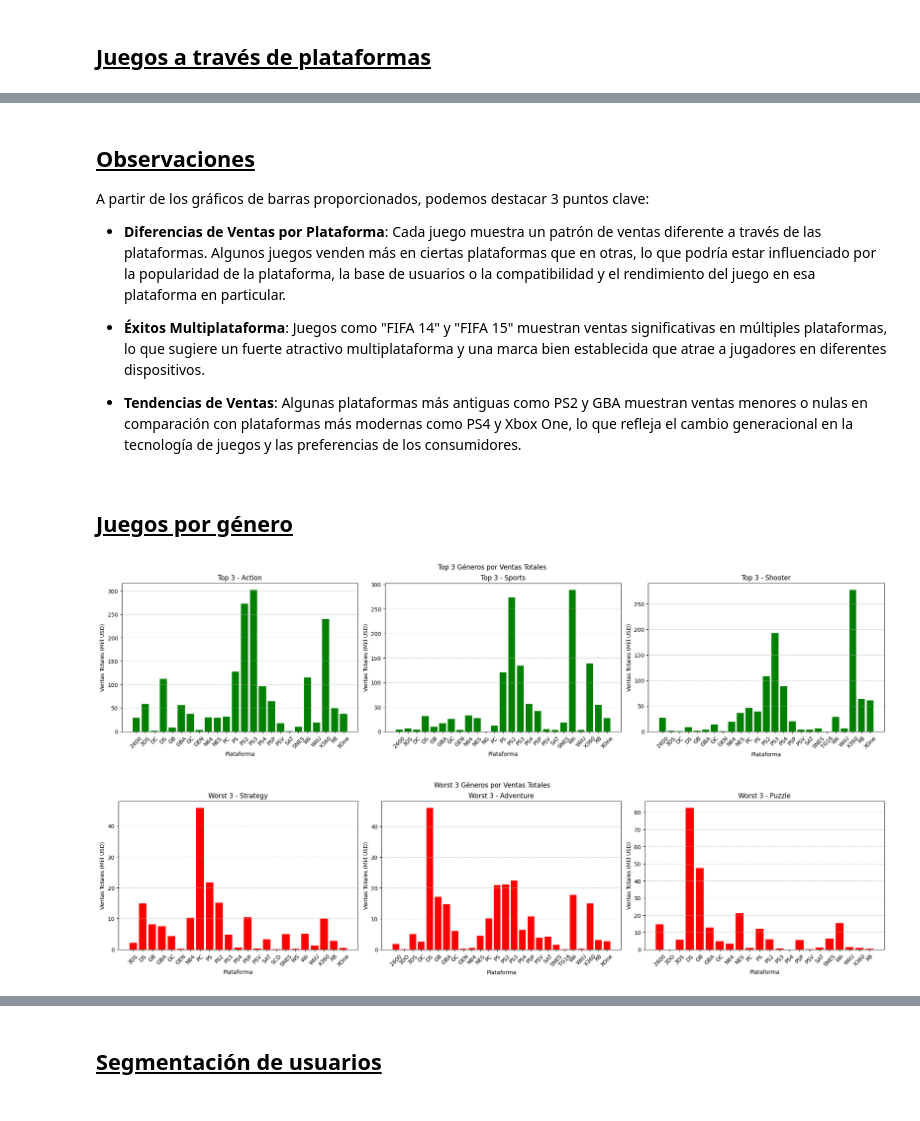
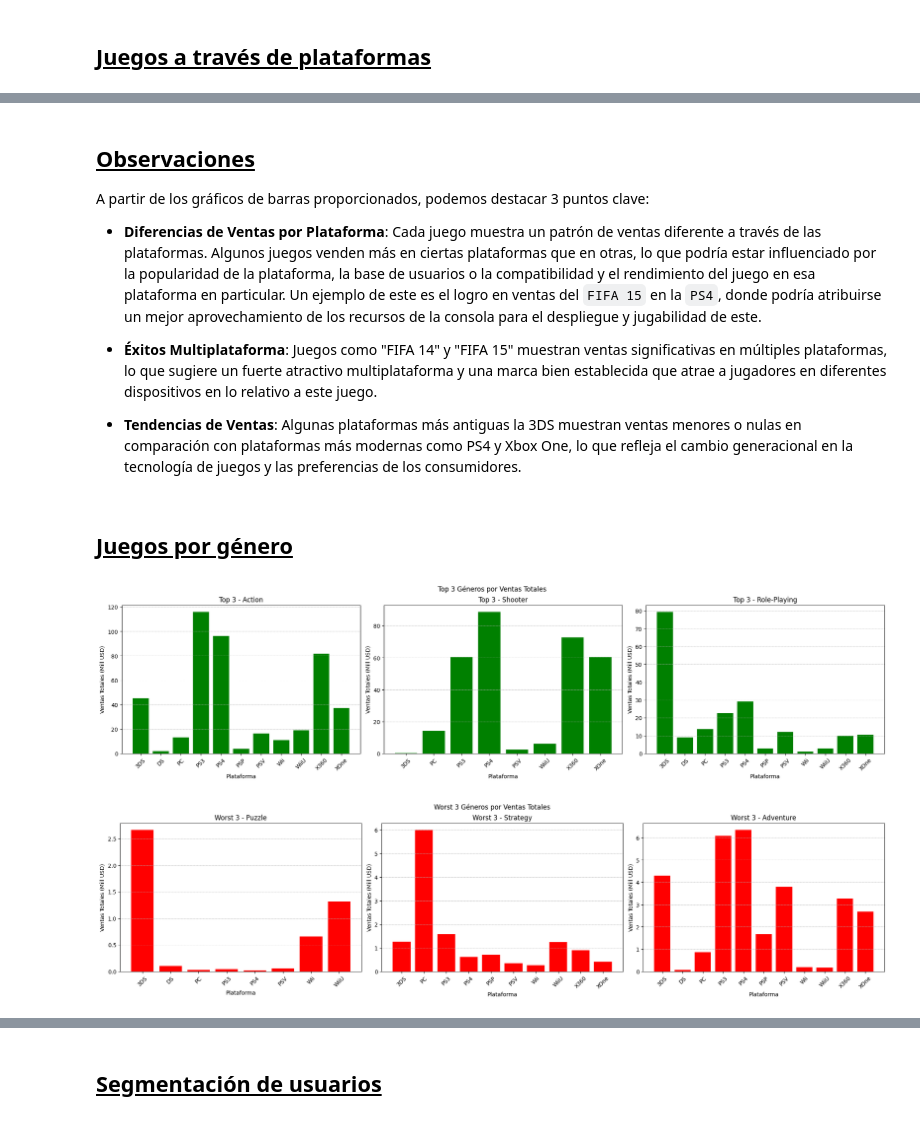
Before and after one commit to aldomelladop/s5_proyecto_integrado, a Jupyter notebook: notebooks/proyecto_sprint_5.ipynb, the cells around one changed output, grey strips where cells are left out. Cells and saved outputs as stored; diff of their text form; code cells hidden in the pictures.

```diff
--- a/notebooks/proyecto_sprint_5.ipynb
+++ b/notebooks/proyecto_sprint_5.ipynb
@@ -408,5 +414,7 @@ print(f"{ratio * 100:.2f}%")
 1.61%
 # %%
 # Convertir los valores no enteros y NaN a NaN
-df_games['year_of_release'] = pd.to_numeric(df_games['year_of_release'], errors='coerce')     # Convierte no numéricos a NaN
+df_games['year_of_release'] = pd.to_numeric(
+    # Convierte no numéricos a NaN
+    df_games['year_of_release'], errors='coerce')
 # %% [markdown]
@@ -445,22 +453,24 @@ año_mas_reciente = df_games['year_of_release'].max()
 año_inicio = año_mas_reciente - 5  # Los últimos 5 años
 
 # Filtrar el DataFrame para incluir solo estos años
-df_games_recent = df_games[df_games['year_of_release'] >= año_inicio]
+df_games_recent = df_games[df_games['year_of_release'] > año_inicio].copy()
 # %%
 # Crear la columna 'total_sales' sumando j_p_sales, e_u_sales y n_a_sales
-df_games_recent['total_sales'] = df_games_recent['j_p_sales'] + df_games_recent['e_u_sales'] + df_games_recent['n_a_sales'] + df_games_recent['other_sales']
+df_games_recent['total_sales'] = df_games_recent['j_p_sales'] + \
+    df_games_recent['e_u_sales'] + \
+    df_games_recent['n_a_sales'] + df_games_recent['other_sales']
 
 # Crear el pivot table para ventas por plataforma y año
 ventas_por_plataforma_año = df_games_recent.pivot_table(index='year_of_release',
-                                                 values='total_sales',
-                                                 columns='platform',
-                                                 aggfunc='sum')
+                                                        values='total_sales',
+                                                        columns='platform',
+                                                        aggfunc='sum')
 
 # Sumar ventas totales para cada plataforma a lo largo de los años
 ventas_totales_por_plataforma = ventas_por_plataforma_año.sum().sort_values(ascending=False)
 
 # Seleccionar las top N plataformas con mayores ventas totales
-top_plataformas = ventas_totales_por_plataforma.head().index
+top_plataformas = ventas_totales_por_plataforma.head(10).index
 
 # Filtrar el pivot table para incluir solo las top plataformas
 ventas_top_plataformas = ventas_por_plataforma_año[top_plataformas]
@@ -476,7 +486,7 @@ plt.legend(title='Plataformas', bbox_to_anchor=(1.0, 1), loc='upper left')
 plt.tight_layout()
 
 # Ajustar los límites del eje X
-plt.xlim(2010, 2017)
+plt.xlim(2011, 2017)
 plt.grid()
 
 plt.show()
@@ -627,4 +615,12 @@ ventas_juego_plataforma = df_games[df_games['name'].isin(juegos_multiplataforma.
 # %%
+# Paso 1: Identificar juegos multiplataforma
+juegos_multiplataforma = df_games_recent.groupby('name').platform.nunique()
+juegos_multiplataforma = juegos_multiplataforma[juegos_multiplataforma > 1]
+
+# Paso 2: Agrupar ventas por juego y plataforma
+ventas_juego_plataforma = df_games_recent[df_games_recent['name'].isin(juegos_multiplataforma.index)].groupby([
+    'name', 'platform']).total_sales.sum().reset_index()
+
 # Paso 3: Analizar las ventas por juego en cada plataforma
 list_of_games = juegos_multiplataforma.sort_values(ascending=False).head(10)
 
@@ -662,18 +658,18 @@ plt.show()
 
 A partir de los gráficos de barras proporcionados, podemos destacar 3 puntos clave:
 
-- **Diferencias de Ventas por Plataforma**: Cada juego muestra un patrón de ventas diferente a través de las plataformas. Algunos juegos venden más en ciertas plataformas que en otras, lo que podría estar influenciado por la popularidad de la plataforma, la base de usuarios o la compatibilidad y el rendimiento del juego en esa plataforma en particular.
+- **Diferencias de Ventas por Plataforma**: Cada juego muestra un patrón de ventas diferente a través de las plataformas. Algunos juegos venden más en ciertas plataformas que en otras, lo que podría estar influenciado por la popularidad de la plataforma, la base de usuarios o la compatibilidad y el rendimiento del juego en esa plataforma en particular. Un ejemplo de este es el logro en ventas del `FIFA 15` en la `PS4`, donde podría atribuirse un mejor aprovechamiento de los recursos de la consola para el despliegue y jugabilidad de este.
 
-- **Éxitos Multiplataforma**: Juegos como "FIFA 14" y "FIFA 15" muestran ventas significativas en múltiples plataformas, lo que sugiere un fuerte atractivo multiplataforma y una marca bien establecida que atrae a jugadores en diferentes dispositivos.
+- **Éxitos Multiplataforma**: Juegos como "FIFA 14" y "FIFA 15" muestran ventas significativas en múltiples plataformas, lo que sugiere un fuerte atractivo multiplataforma y una marca bien establecida que atrae a jugadores en diferentes dispositivos en lo relativo a este juego.
 
-- **Tendencias de Ventas**: Algunas plataformas más antiguas como PS2 y GBA muestran ventas menores o nulas en comparación con plataformas más modernas como PS4 y Xbox One, lo que refleja el cambio generacional en la tecnología de juegos y las preferencias de los consumidores.
+- **Tendencias de Ventas**: Algunas plataformas más antiguas la 3DS muestran ventas menores o nulas en comparación con plataformas más modernas como PS4 y Xbox One, lo que refleja el cambio generacional en la tecnología de juegos y las preferencias de los consumidores.
 # %% [markdown]
 ## <u>Juegos por género</u>
 
 <!-- Echa un vistazo a la distribución general de los juegos por género. ¿Qué se puede decir de los géneros más rentables? ¿Puedes generalizar acerca de los géneros con ventas altas y bajas? -->
 # %%
 # Agrupar las ventas por género y plataforma
-ventas_por_genero_plataforma = df_games.pivot_table(
+ventas_por_genero_plataforma = df_games_recent.pivot_table(
     index='platform',
     columns='genre',
     values='total_sales',
@@ -685,32 +681,32 @@ top_3_generos = ventas_por_genero_plataforma.sum().nlargest(3).index
 bottom_3_generos = ventas_por_genero_plataforma.sum().nsmallest(3).index
 
 # Crear un gráfico para los Top 3 géneros
 fig, axes = plt.subplots(1, 3, figsize=(20, 5), constrained_layout=True)
 for i, genre in enumerate(top_3_generos):
     ventas_genero = ventas_por_genero_plataforma[genre].dropna()
     axes[i].bar(ventas_genero.index, ventas_genero.values, color='green')
     axes[i].set_title(f'Top 3 - {genre}')
     axes[i].set_xlabel('Plataforma')
     axes[i].set_ylabel('Ventas Totales (Mill USD)')
     axes[i].grid(True, which='both', axis='y', linestyle='--', linewidth=0.5)
     # Rotación de las etiquetas del eje x
     axes[i].tick_params(axis='x', rotation=45)
 plt.suptitle('Top 3 Géneros por Ventas Totales')
 plt.show()
 
 # Crear un gráfico para los Worst 3 géneros
 fig, axes = plt.subplots(1, 3, figsize=(20, 5), constrained_layout=True)
 for i, genre in enumerate(bottom_3_generos):
     ventas_genero = ventas_por_genero_plataforma[genre].dropna()
     axes[i].bar(ventas_genero.index, ventas_genero.values, color='red')
     axes[i].set_title(f'Worst 3 - {genre}')
     axes[i].set_xlabel('Plataforma')
     axes[i].set_ylabel('Ventas Totales (Mill USD)')
     axes[i].grid(True, which='both', axis='y', linestyle='--', linewidth=0.5)
     # Rotación de las etiquetas del eje x
     axes[i].tick_params(axis='x', rotation=45)
 plt.suptitle('Worst 3 Géneros por Ventas Totales')
 plt.show()
 # %% [output]
-[figure, old version]
+[figure, new version]
-[figure, old version]
+[figure, new version]
```
Also changed, not shown: parts of 27 cells of this notebook.
